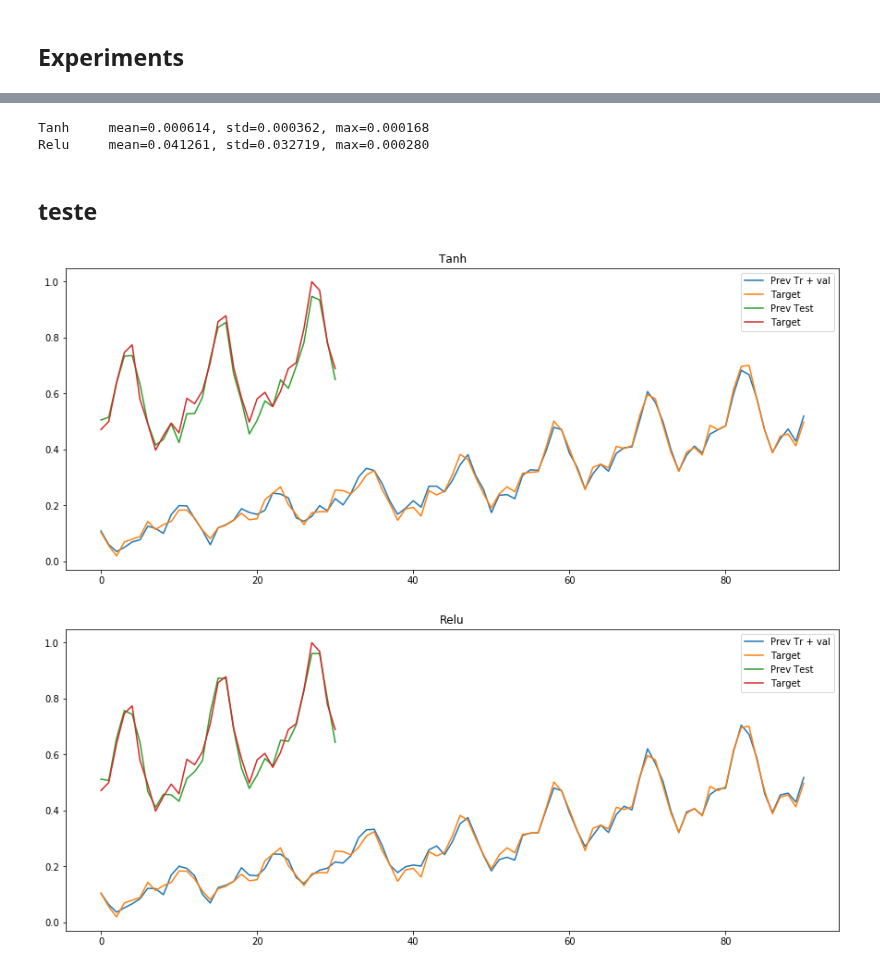
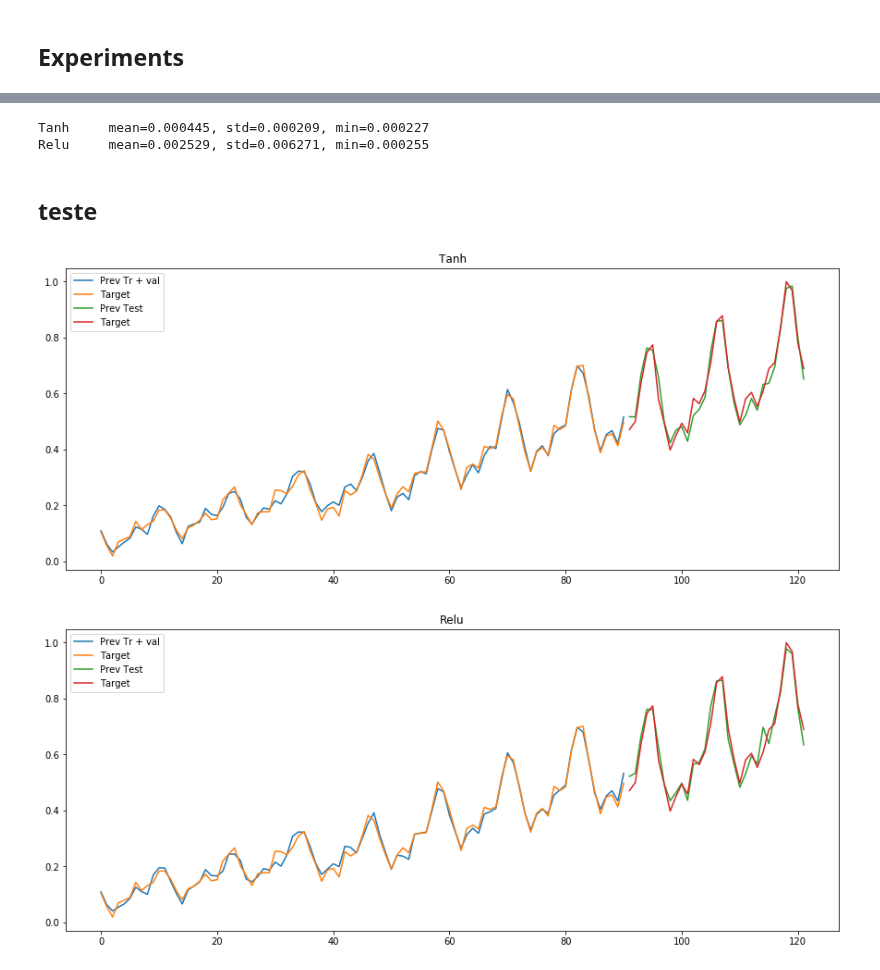
Before and after one commit to jamissonfreitas/IN1167, a Jupyter notebook: ML/report_AM_1.ipynb, the cells around one changed output, grey strips where cells are left out. Saved outputs shown, nothing was run; the diff lists cells and outputs as text; code cells hidden in the pictures.

```diff
--- a/ML/report_AM_1.ipynb
+++ b/ML/report_AM_1.ipynb
@@ -300,31 +309,34 @@ print(mse_tanh)
 # %%
-print('Tanh\t mean=%f, std=%f, max=%f' % (np.mean(mse_tanh), np.std(mse_tanh), np.min(mse_tanh)))
-print('Relu\t mean=%f, std=%f, max=%f' % (np.mean(mse_relu), np.std(mse_relu), np.min(mse_relu)))
+print('Tanh\t mean=%f, std=%f, min=%f' % (np.mean(mse_tanh), np.std(mse_tanh), np.min(mse_tanh)))
+print('Relu\t mean=%f, std=%f, min=%f' % (np.mean(mse_relu), np.std(mse_relu), np.min(mse_relu)))
 # %% [output]
-Tanh     mean=0.000614, std=0.000362, max=0.000168
-Relu     mean=0.041261, std=0.032719, max=0.000280
+Tanh     mean=0.000445, std=0.000209, min=0.000227
+Relu     mean=0.002529, std=0.006271, min=0.000255
 # %% [markdown]
 ## teste
 # %%
 for name, modelo, lag_sel in [('Tanh', modelo_tanh, lag_sel_tanh), ('Relu', modelo_relu, lag_sel_relu)]:
 
   predict_train = modelo.predict(x_train[:, -lag_sel:])
   predict_val = modelo.predict(x_val[:, -lag_sel:])
   predict_test = modelo.predict(x_test[:, -lag_sel:])
 
   previsoes_train = np.hstack(( predict_train, predict_val))
   target_train = np.hstack((y_train, y_val))
 
+  p_index = [i for i in range(len(predict_train)+len(predict_val),
+                              len(predict_train)+len(predict_val)+len(predict_test))]
+
   plt.plot(previsoes_train, label = 'Prev Tr + val')
   plt.plot(target_train, label='Target')
   plt.legend(loc='best')
   # plt.show()
 
-  plt.plot(predict_test, label = 'Prev Test')
-  plt.plot(y_test, label='Target')
+  plt.plot(p_index, predict_test, label = 'Prev Test')
+  plt.plot(p_index, y_test, label='Target')
   plt.legend(loc='best')
   plt.title(name)
   plt.show()
 # %% [output]
-[figure, old version]
+[figure, new version]
-[figure, old version]
+[figure, new version]
```
Also changed, not shown: parts of 5 cells of this notebook.
